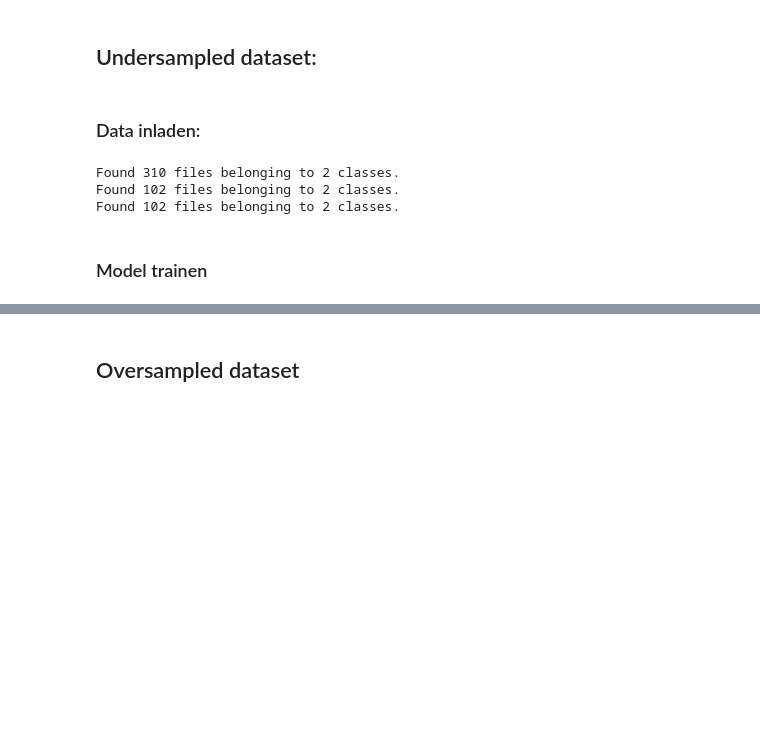
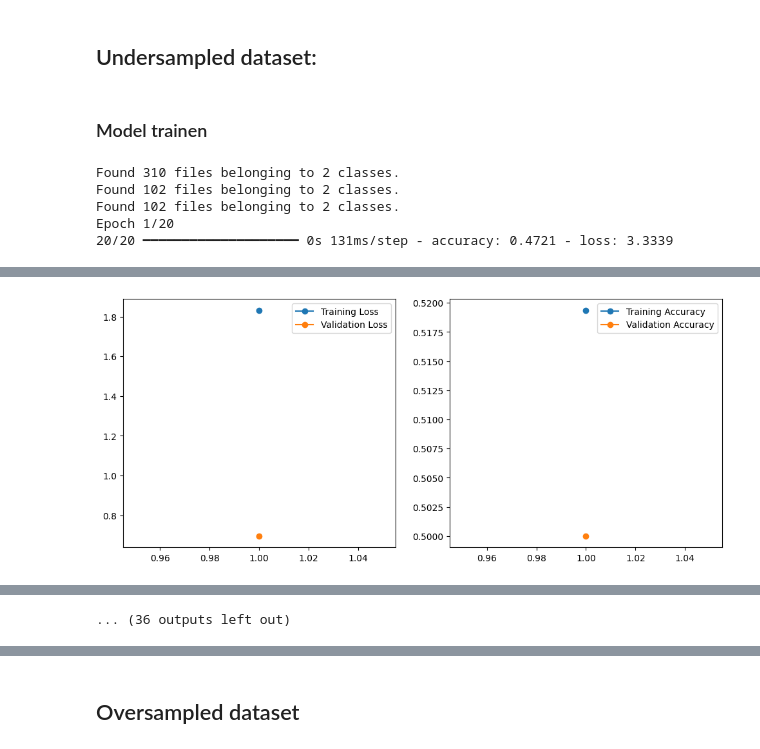
Before and after one commit to Tim-Mortier/Schilderijen-Classificatie, a Jupyter notebook: 4_Data_Sampling_Reshaping.ipynb, the cells around one changed output, grey strips where cells are left out. Cells and saved outputs as stored; diff of their text form; code cells hidden in the pictures; blank space fills up the shorter version.

Commit message:
added dynamic plot callback

```diff
--- a/4_Data_Sampling_Reshaping.ipynb
+++ b/4_Data_Sampling_Reshaping.ipynb
@@ -142,18 +243,19 @@ def load_dataset(base_dir, painters, width, height, batch_size=16, interpolation
 # %% [markdown]
 ## Undersampled dataset:
-# %% [markdown]
-### Data inladen:
-# %%
-painters = ["Mondriaan", "Picasso"]
-train, val, test = load_dataset("/kaggle/input/schilderijen-datasets/undersampled_dataset/undersampled_dataset", painters, median_width, median_height)
-# %% [output]
-Found 310 files belonging to 2 classes.
-Found 102 files belonging to 2 classes.
-Found 102 files belonging to 2 classes.
 # %% [markdown]
 ### Model trainen
 # %%
-callbacks = [keras.callbacks.ModelCheckpoint(filepath="model_undersampled.keras", save_best_only=True, monitor="val_loss")]
+painters = ["Mondriaan", "Picasso"]
+# dataset_dir = "/kaggle/input/schilderijen-datasets/undersampled_dataset/undersampled_dataset"
+dataset_dir = "undersampled_dataset"
+train, val, test = load_dataset(dataset_dir, painters, median_width, median_height)
+callbacks = [keras.callbacks.ModelCheckpoint(filepath="model_undersampled.keras", save_best_only=True, monitor="val_loss"), DynamicMetricsPlotCallback()]
 model = build_model(median_width, median_height)
 model.compile(optimizer="rmsprop", loss="binary_crossentropy", metrics=["accuracy"])
-history = model.fit(train, epochs=20, validation_data=val, callbacks=callbacks)
+history = model.fit(train, epochs=20, validation_data=val, callbacks=callbacks, verbose=1)
+# %% [output]
+Found 310 files belonging to 2 classes.
+Found 102 files belonging to 2 classes.
+Found 102 files belonging to 2 classes.
+Epoch 1/20
+20/20 ━━━━━━━━━━━━━━━━━━━━ 0s 131ms/step - accuracy: 0.4721 - loss: 3.3339
@@ -159,0 +263 @@ history = model.fit(train, epochs=20, validation_data=val, callbacks=callbacks)
+[figure, added]
@@ -160,3 +281,4 @@ history = model.fit(train, epochs=20, validation_data=val, callbacks=callbacks)
+... (36 outputs left out)
 # %%
 plot_loss(history)
 # %% [output]
```
Also changed, not shown: parts of 12 cells of this notebook.
